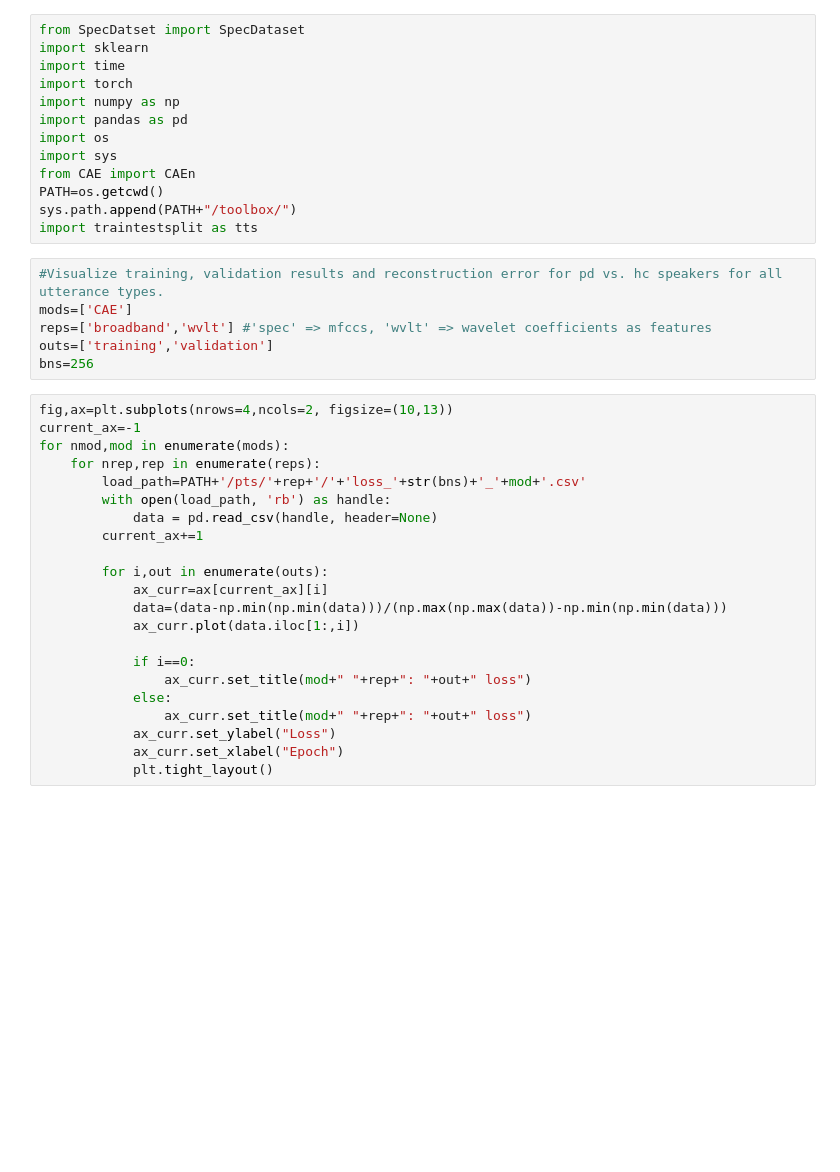
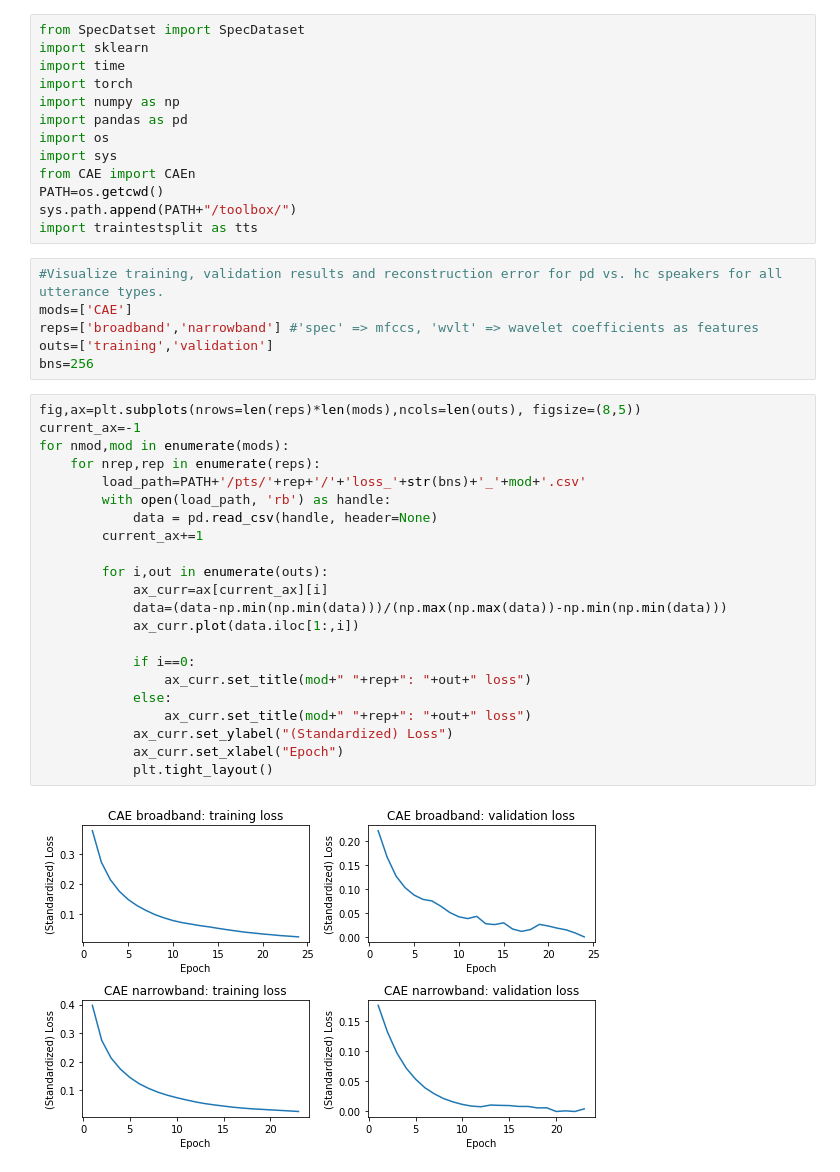
Before and after one commit to gjm311/aeternaSpeech, a Jupyter notebook: code/speechRepAnalysis/view_recon.ipynb, the cells around one changed output. Cells and saved outputs as stored; diff of their text form; blank space fills up the shorter version.

```diff
--- a/code/speechRepAnalysis/view_recon.ipynb
+++ b/code/speechRepAnalysis/view_recon.ipynb
@@ -34,28 +34,30 @@ import traintestsplit as tts
 # %%
 #Visualize training, validation results and reconstruction error for pd vs. hc speakers for all utterance types.
 mods=['CAE']
-reps=['broadband','wvlt'] #'spec' => mfccs, 'wvlt' => wavelet coefficients as features
+reps=['broadband','narrowband'] #'spec' => mfccs, 'wvlt' => wavelet coefficients as features
 outs=['training','validation']
 bns=256
 # %%
-fig,ax=plt.subplots(nrows=4,ncols=2, figsize=(10,13))
+fig,ax=plt.subplots(nrows=len(reps)*len(mods),ncols=len(outs), figsize=(8,5))
 current_ax=-1
 for nmod,mod in enumerate(mods):
     for nrep,rep in enumerate(reps):
         load_path=PATH+'/pts/'+rep+'/'+'loss_'+str(bns)+'_'+mod+'.csv'
         with open(load_path, 'rb') as handle:
             data = pd.read_csv(handle, header=None)
         current_ax+=1
 
         for i,out in enumerate(outs):
             ax_curr=ax[current_ax][i]
             data=(data-np.min(np.min(data)))/(np.max(np.max(data))-np.min(np.min(data)))
             ax_curr.plot(data.iloc[1:,i])
 
             if i==0:
                 ax_curr.set_title(mod+" "+rep+": "+out+" loss")
             else:
                 ax_curr.set_title(mod+" "+rep+": "+out+" loss")
-            ax_curr.set_ylabel("Loss")
+            ax_curr.set_ylabel("(Standardized) Loss")
             ax_curr.set_xlabel("Epoch")
             plt.tight_layout()
+# %% [output]
+[figure, added]
```
Also changed, not shown: parts of 5 cells of this notebook, 57 other files.
